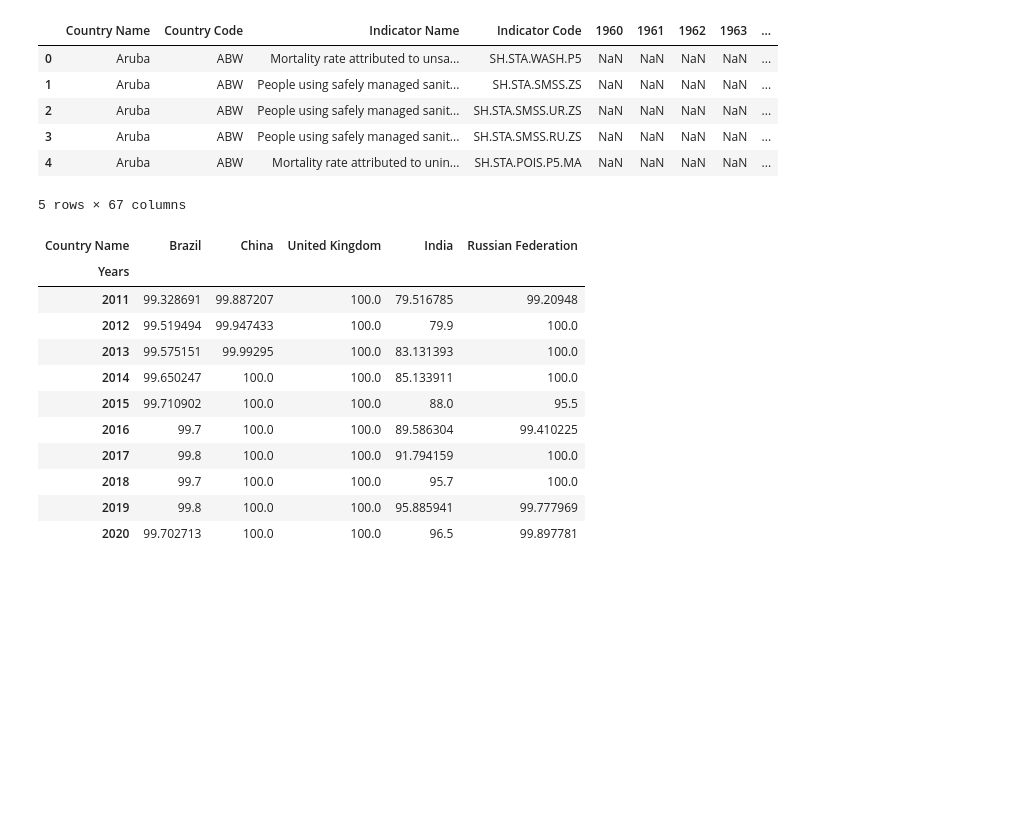
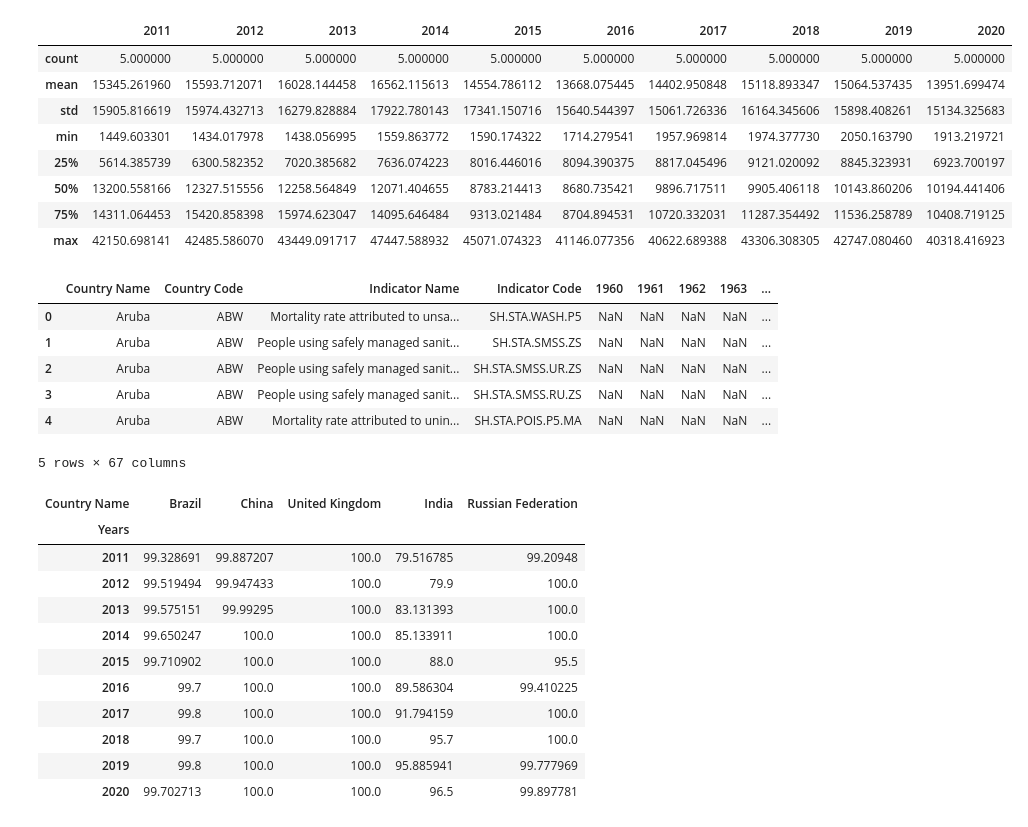
Before and after one commit to sandrabinu3/Statistics-and-Trends, a Jupyter notebook: ads12test.ipynb, the cells around one changed output. Drawn from its saved outputs; the diff is of its cells as text; code cells hidden in the pictures; blank space fills up the shorter version.

```diff
--- a/ads12test.ipynb
+++ b/ads12test.ipynb
@@ -50,0 +127,12 @@ df[1]
+# %%
+gdp_df.describe()
+# %% [output]
+|  | 2011 | 2012 | 2013 | 2014 | 2015 | 2016 | 2017 | 2018 | 2019 | 2020 |
+| count | 5.000000 | 5.000000 | 5.000000 | 5.000000 | 5.000000 | 5.000000 | 5.000000 | 5.000000 | 5.000000 | 5.000000 |
+| mean | 15345.261960 | 15593.712071 | 16028.144458 | 16562.115613 | 14554.786112 | 13668.075445 | 14402.950848 | 15118.893347 | 15064.537435 | 13951.699474 |
+| std | 15905.816619 | 15974.432713 | 16279.828884 | 17922.780143 | 17341.150716 | 15640.544397 | 15061.726336 | 16164.345606 | 15898.408261 | 15134.325683 |
+| min | 1449.603301 | 1434.017978 | 1438.056995 | 1559.863772 | 1590.174322 | 1714.279541 | 1957.969814 | 1974.377730 | 2050.163790 | 1913.219721 |
+| 25% | 5614.385739 | 6300.582352 | 7020.385682 | 7636.074223 | 8016.446016 | 8094.390375 | 8817.045496 | 9121.020092 | 8845.323931 | 6923.700197 |
+| 50% | 13200.558166 | 12327.515556 | 12258.564849 | 12071.404655 | 8783.214413 | 8680.735421 | 9896.717511 | 9905.406118 | 10143.860206 | 10194.441406 |
+| 75% | 14311.064453 | 15420.858398 | 15974.623047 | 14095.646484 | 9313.021484 | 8704.894531 | 10720.332031 | 11287.354492 | 11536.258789 | 10408.719125 |
+| max | 42150.698141 | 42485.586070 | 43449.091717 | 47447.588932 | 45071.074323 | 41146.077356 | 40622.689388 | 43306.308305 | 42747.080460 | 40318.416923 |
```
Also changed, not shown: parts of 17 cells of this notebook, 12 other files.
